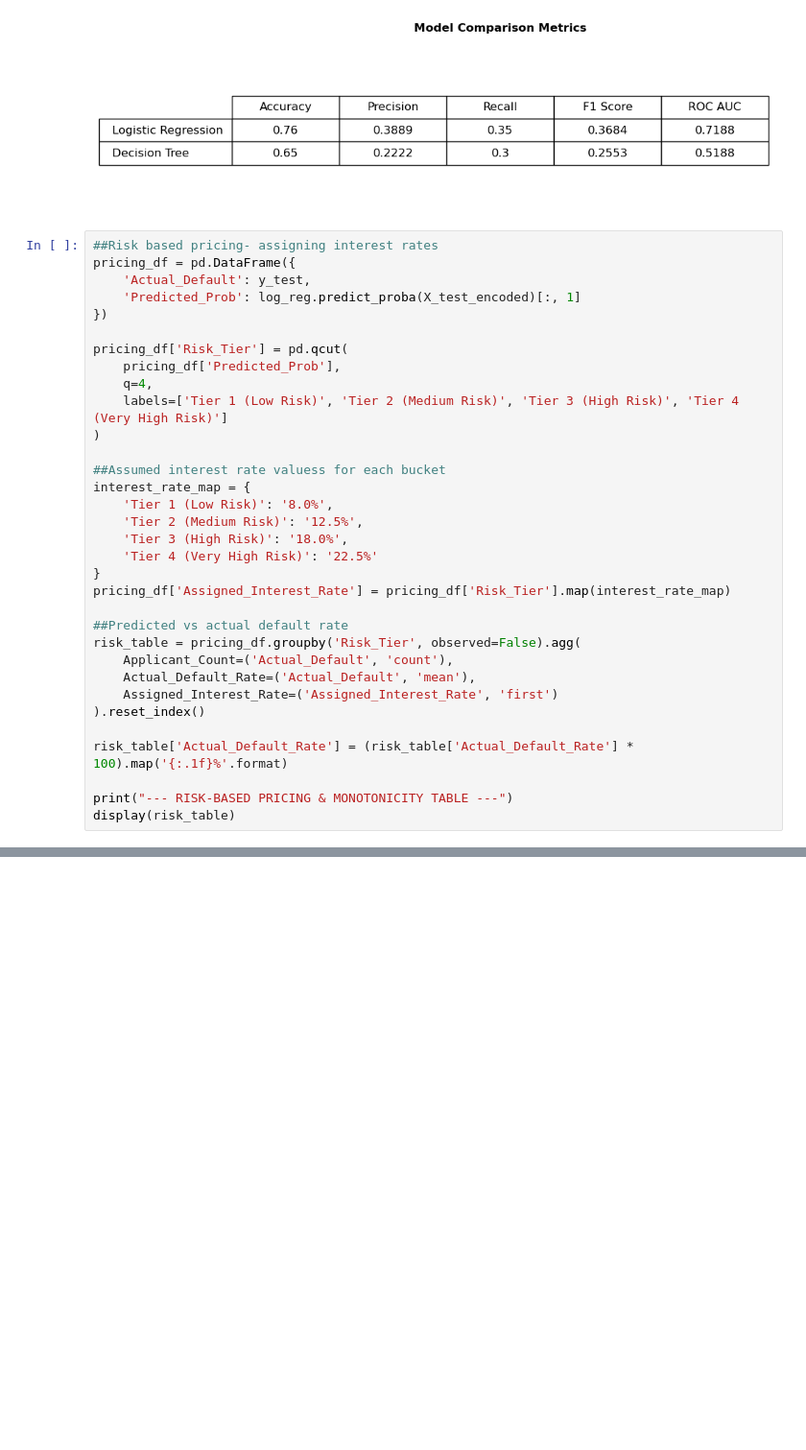
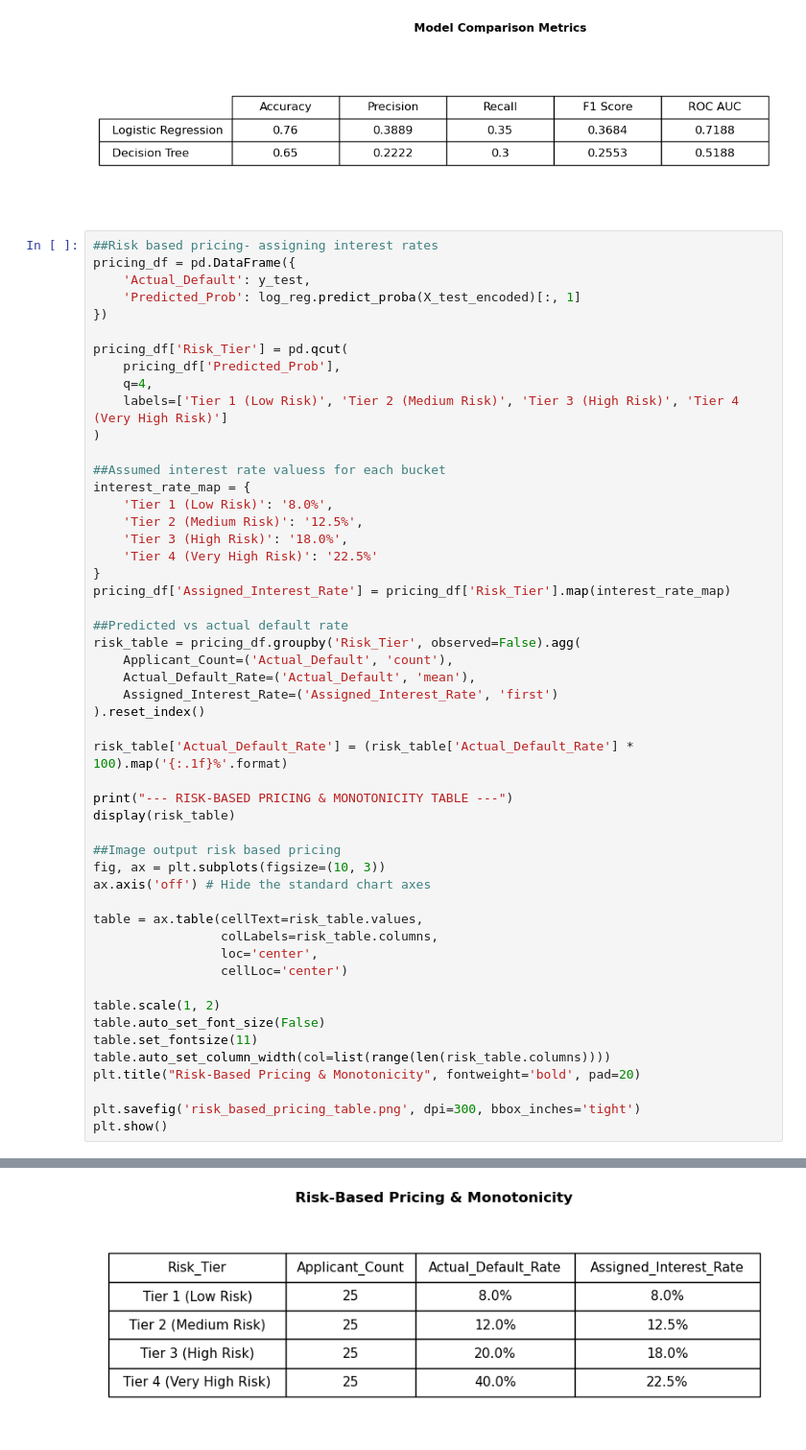
Before and after one commit to IIIIIGamerWord/Capstone_Project_BITSOM_FinTech_AI, a Jupyter notebook: credit_risk_lending_ml/credit_risk_modeling.ipynb, the cells around one changed output, grey strips where cells are left out. Shown at 96% size. Saved outputs shown, nothing was run; the diff lists cells and outputs as text; blank space fills up the shorter version.

```diff
--- a/credit_risk_lending_ml/credit_risk_modeling.ipynb
+++ b/credit_risk_lending_ml/credit_risk_modeling.ipynb
@@ -182,30 +184,49 @@ pricing_df['Risk_Tier'] = pd.qcut(
     labels=['Tier 1 (Low Risk)', 'Tier 2 (Medium Risk)', 'Tier 3 (High Risk)', 'Tier 4 (Very High Risk)']
 )
 
 ##Assumed interest rate valuess for each bucket
 interest_rate_map = {
     'Tier 1 (Low Risk)': '8.0%',
     'Tier 2 (Medium Risk)': '12.5%',
     'Tier 3 (High Risk)': '18.0%',
     'Tier 4 (Very High Risk)': '22.5%'
 }
 pricing_df['Assigned_Interest_Rate'] = pricing_df['Risk_Tier'].map(interest_rate_map)
 
 ##Predicted vs actual default rate
 risk_table = pricing_df.groupby('Risk_Tier', observed=False).agg(
     Applicant_Count=('Actual_Default', 'count'),
     Actual_Default_Rate=('Actual_Default', 'mean'),
     Assigned_Interest_Rate=('Assigned_Interest_Rate', 'first')
 ).reset_index()
 
 risk_table['Actual_Default_Rate'] = (risk_table['Actual_Default_Rate'] * 100).map('{:.1f}%'.format)
 
 print("--- RISK-BASED PRICING & MONOTONICITY TABLE ---")
 display(risk_table)
+
+##Image output risk based pricing
+fig, ax = plt.subplots(figsize=(10, 3))
+ax.axis('off') # Hide the standard chart axes
+
+table = ax.table(cellText=risk_table.values,
+                 colLabels=risk_table.columns,
+                 loc='center',
+                 cellLoc='center')
+
+table.scale(1, 2)
+table.auto_set_font_size(False)
+table.set_fontsize(11)
+table.auto_set_column_width(col=list(range(len(risk_table.columns))))
+plt.title("Risk-Based Pricing & Monotonicity", fontweight='bold', pad=20)
+
+plt.savefig('risk_based_pricing_table.png', dpi=300, bbox_inches='tight')
+plt.show()
 # %% [output]
 --- RISK-BASED PRICING & MONOTONICITY TABLE ---
 |  | Risk_Tier | Applicant_Count | Actual_Default_Rate | Assigned_Interest_Rate |
 | 0 | Tier 1 (Low Risk) | 25 | 8.0% | 8.0% |
 | 1 | Tier 2 (Medium Risk) | 25 | 12.0% | 12.5% |
 | 2 | Tier 3 (High Risk) | 25 | 20.0% | 18.0% |
 | 3 | Tier 4 (Very High Risk) | 25 | 40.0% | 22.5% |
+[figure, added]
```
Also changed, not shown: parts of 8 cells of this notebook, 5 other files.
